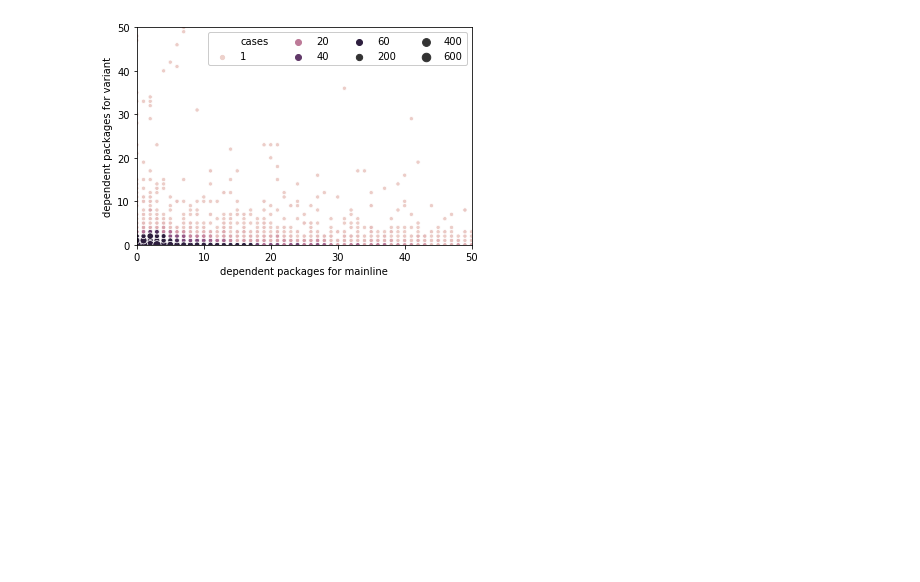
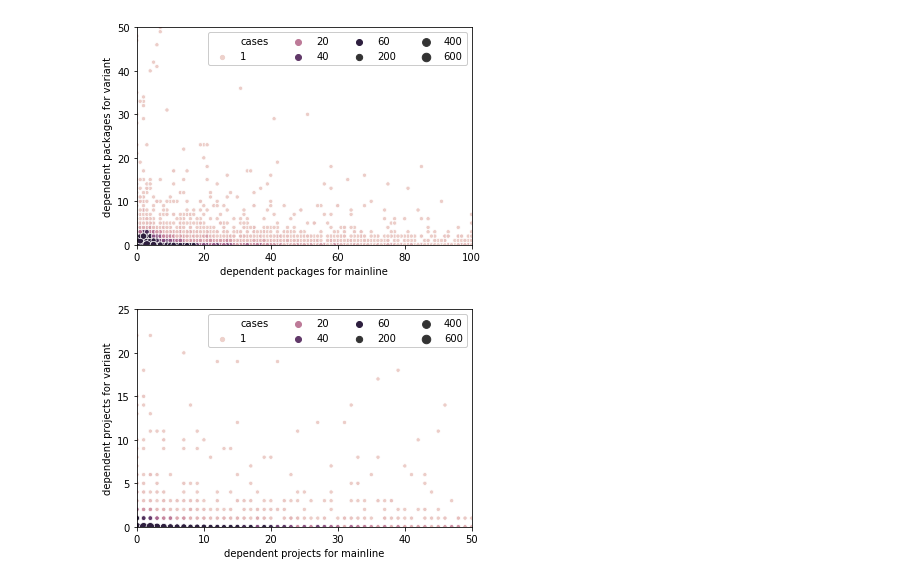
Before and after one commit to AlexandreDecan/secos-variants, a Jupyter notebook: notebooks/Benevol (for John).ipynb, the cells around one changed output. Cells and saved outputs as stored; diff of their text form; code cells hidden in the pictures; blank space fills up the shorter version.

```diff
--- a/notebooks/Benevol (for John).ipynb
+++ b/notebooks/Benevol (for John).ipynb
@@ -120,11 +121,43 @@ ax.legend(handles, labels, ncol=4)
 
 ax.set(
     xlabel='dependent packages for mainline',
-    xlim=(0, 50),
+    xlim=(0, 100),
     ylabel='dependent packages for variant',
     ylim=(0, 50),
 )
 
 savefig(ax.figure, 'dependents')
 # %% [output]
-[figure, old version]
+[figure, new version]
+# %%
+ax = seaborn.scatterplot(
+    x='projects_mainline',
+    y='projects_variant',
+    size='cases',
+    hue='cases',
+    hue_norm=(0, 50),
+    size_norm=(0, 500),
+    data=(
+        df_variants
+        .assign(cases=1)
+        .groupby(['projects_mainline', 'projects_variant'], sort=False, as_index=False)
+        [['cases']]
+        .count()
+    )
+)
+
+# Fix invalid "0" label in legend
+handles, labels = ax.get_legend_handles_labels()
+labels[1] = '1'
+ax.legend(handles, labels, ncol=4)
+
+ax.set(
+    xlabel='dependent projects for mainline',
+    xlim=(0, 50),
+    ylabel='dependent projects for variant',
+    ylim=(0, 25),
+)
+
+savefig(ax.figure, 'projects')
+# %% [output]
+[figure, added]
```
Also changed, not shown: parts of 5 cells of this notebook.
